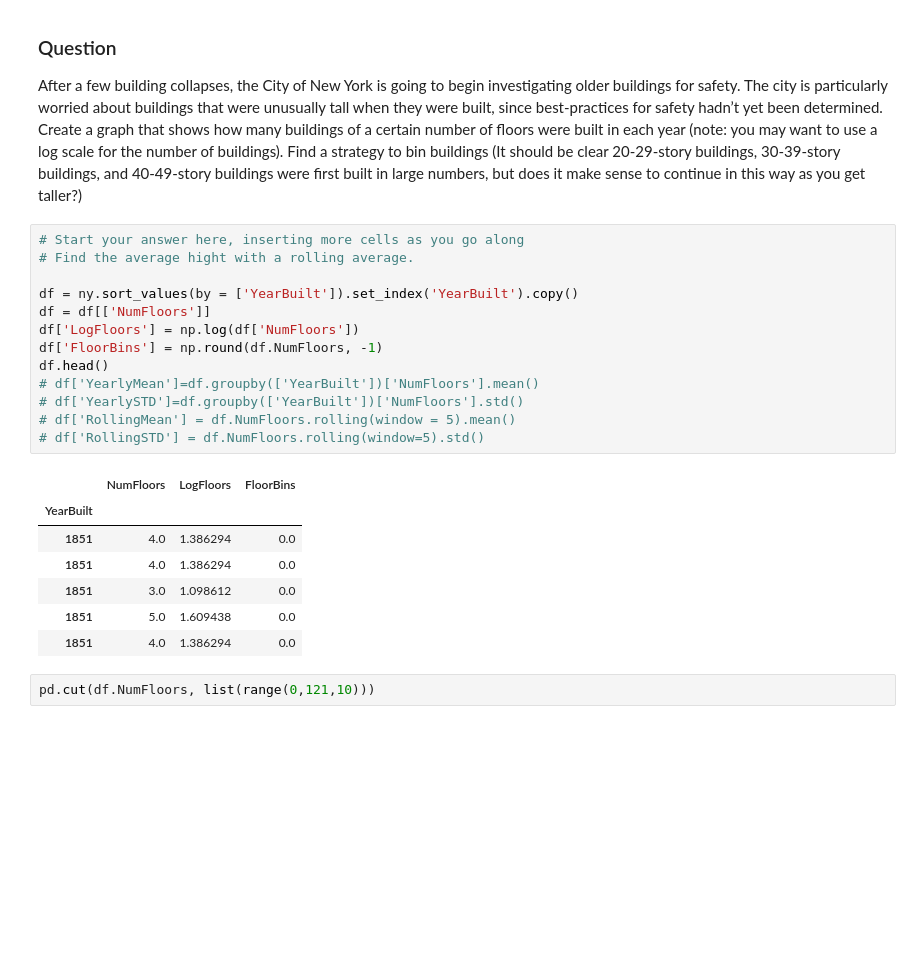
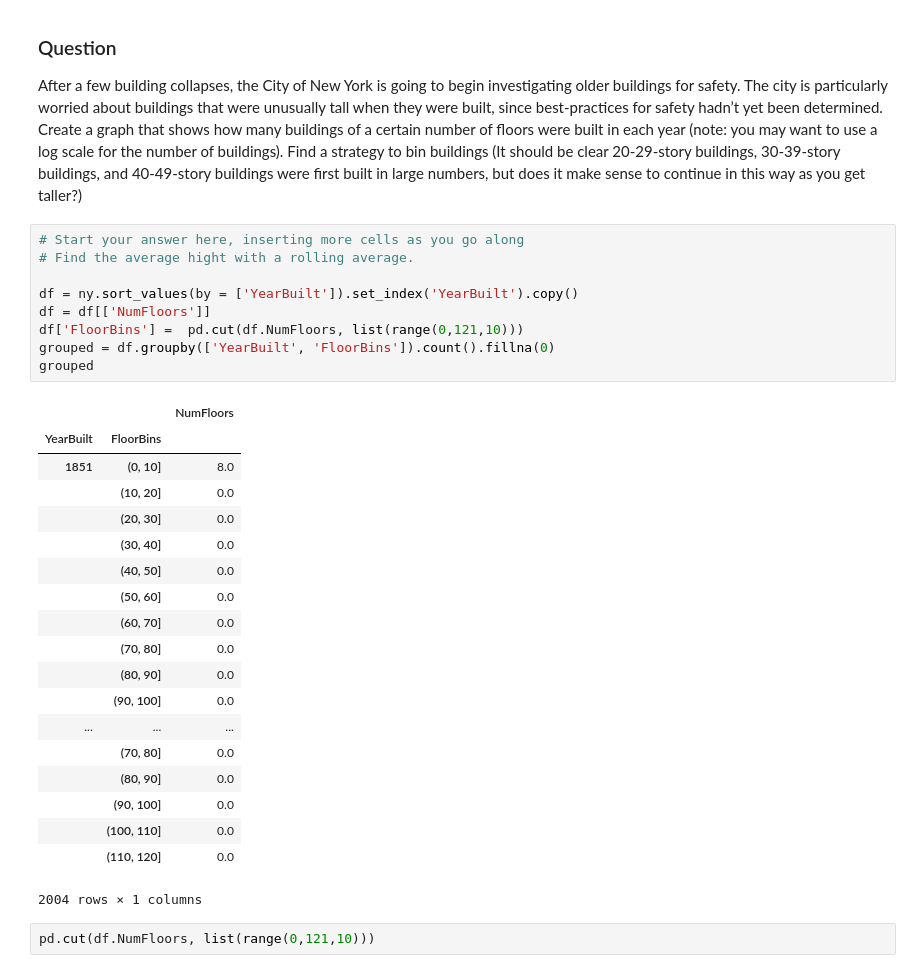
Before and after one commit to kailukowiak/DATA608, a Jupyter notebook: Assignment2/Assignment2.ipynb, the cells around one changed output. Cells and saved outputs as stored; diff of their text form; blank space fills up the shorter version.

```diff
--- a/Assignment2/Assignment2.ipynb
+++ b/Assignment2/Assignment2.ipynb
@@ -140,24 +137,32 @@ After a few building collapses, the City of New York is going to begin investiga
 # %%
 # Start your answer here, inserting more cells as you go along
 # Find the average hight with a rolling average.
 
 df = ny.sort_values(by = ['YearBuilt']).set_index('YearBuilt').copy()
 df = df[['NumFloors']]
-df['LogFloors'] = np.log(df['NumFloors'])
-df['FloorBins'] = np.round(df.NumFloors, -1)
-df.head()
-# df['YearlyMean']=df.groupby(['YearBuilt'])['NumFloors'].mean()
-# df['YearlySTD']=df.groupby(['YearBuilt'])['NumFloors'].std()
-# df['RollingMean'] = df.NumFloors.rolling(window = 5).mean()
-# df['RollingSTD'] = df.NumFloors.rolling(window=5).std()
+df['FloorBins'] =  pd.cut(df.NumFloors, list(range(0,121,10)))
+grouped = df.groupby(['YearBuilt', 'FloorBins']).count().fillna(0)
+grouped
 # %% [output]
-|  | NumFloors | LogFloors | FloorBins |
-| YearBuilt |  |  |  |
-| 1851 | 4.0 | 1.386294 | 0.0 |
-| 1851 | 4.0 | 1.386294 | 0.0 |
-| 1851 | 3.0 | 1.098612 | 0.0 |
-| 1851 | 5.0 | 1.609438 | 0.0 |
-| 1851 | 4.0 | 1.386294 | 0.0 |
+|  |  | NumFloors |
+| YearBuilt | FloorBins |  |
+| 1851 | (0, 10] | 8.0 |
+|  | (10, 20] | 0.0 |
+|  | (20, 30] | 0.0 |
+|  | (30, 40] | 0.0 |
+|  | (40, 50] | 0.0 |
+|  | (50, 60] | 0.0 |
+|  | (60, 70] | 0.0 |
+|  | (70, 80] | 0.0 |
+|  | (80, 90] | 0.0 |
+|  | (90, 100] | 0.0 |
+| ... | ... | ... |
+|  | (70, 80] | 0.0 |
+|  | (80, 90] | 0.0 |
+|  | (90, 100] | 0.0 |
+|  | (100, 110] | 0.0 |
+|  | (110, 120] | 0.0 |
+2004 rows × 1 columns
 # %%
 pd.cut(df.NumFloors, list(range(0,121,10)))
 # %% [output]
```
Also changed, not shown: parts of 4 cells of this notebook, 1 other file.
